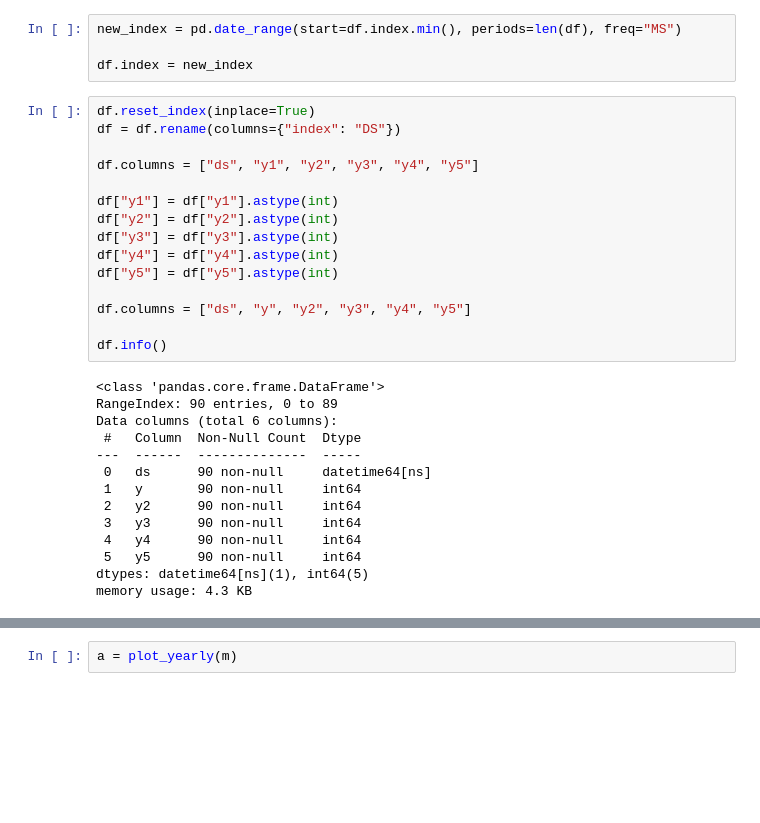
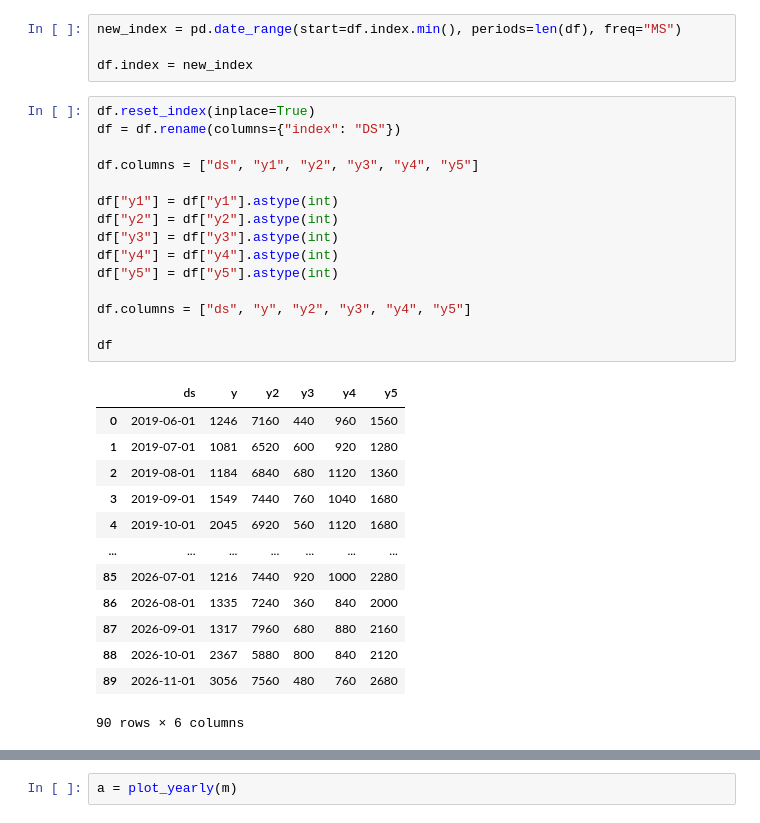
Before and after one commit to enriqTS/IC-Gasto-Fotovoltaico, a Jupyter notebook: prophet_augment.ipynb, the cells around one changed output, grey strips where cells are left out. Saved outputs shown, nothing was run; the diff lists cells and outputs as text; blank space fills up the shorter version.

```diff
--- a/prophet_augment.ipynb
+++ b/prophet_augment.ipynb
@@ -76,32 +76,32 @@ df.index = new_index
 # %%
 df.reset_index(inplace=True)
 df = df.rename(columns={"index": "DS"})
 
 df.columns = ["ds", "y1", "y2", "y3", "y4", "y5"]
 
 df["y1"] = df["y1"].astype(int)
 df["y2"] = df["y2"].astype(int)
 df["y3"] = df["y3"].astype(int)
 df["y4"] = df["y4"].astype(int)
 df["y5"] = df["y5"].astype(int)
 
 df.columns = ["ds", "y", "y2", "y3", "y4", "y5"]
 
-df.info()
+df
 # %% [output]
+|  | ds | y | y2 | y3 | y4 | y5 |
+| 0 | 2019-06-01 | 1246 | 7160 | 440 | 960 | 1560 |
+| 1 | 2019-07-01 | 1081 | 6520 | 600 | 920 | 1280 |
+| 2 | 2019-08-01 | 1184 | 6840 | 680 | 1120 | 1360 |
+| 3 | 2019-09-01 | 1549 | 7440 | 760 | 1040 | 1680 |
+| 4 | 2019-10-01 | 2045 | 6920 | 560 | 1120 | 1680 |
+| ... | ... | ... | ... | ... | ... | ... |
+| 85 | 2026-07-01 | 1216 | 7440 | 920 | 1000 | 2280 |
+| 86 | 2026-08-01 | 1335 | 7240 | 360 | 840 | 2000 |
+| 87 | 2026-09-01 | 1317 | 7960 | 680 | 880 | 2160 |
+| 88 | 2026-10-01 | 2367 | 5880 | 800 | 840 | 2120 |
+| 89 | 2026-11-01 | 3056 | 7560 | 480 | 760 | 2680 |
-<class 'pandas.core.frame.DataFrame'>
-RangeIndex: 90 entries, 0 to 89
-Data columns (total 6 columns):
- #   Column  Non-Null Count  Dtype
----  ------  --------------  -----
- 0   ds      90 non-null     datetime64[ns]
- 1   y       90 non-null     int64
- 2   y2      90 non-null     int64
- 3   y3      90 non-null     int64
- 4   y4      90 non-null     int64
- 5   y5      90 non-null     int64
-dtypes: datetime64[ns](1), int64(5)
-memory usage: 4.3 KB
+90 rows × 6 columns
 # %%
 train = df.iloc[:80]
 test = df.iloc[79:]
```
Also changed, not shown: parts of 9 cells of this notebook, 3 other files.
